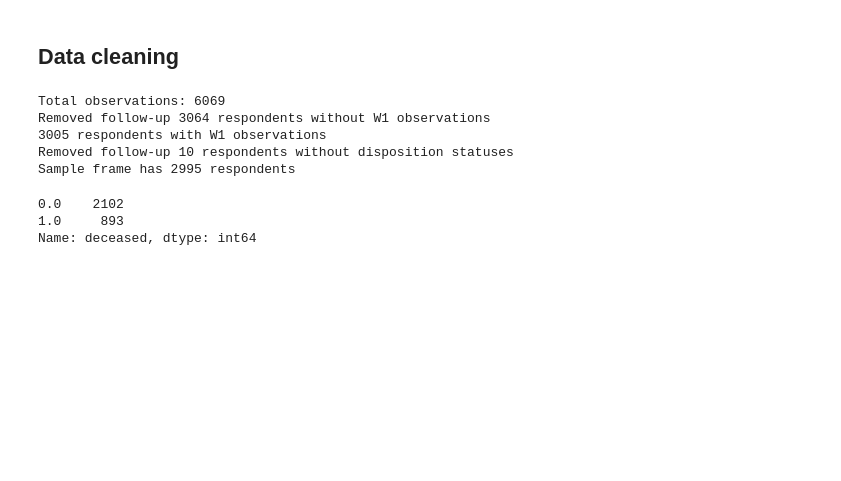
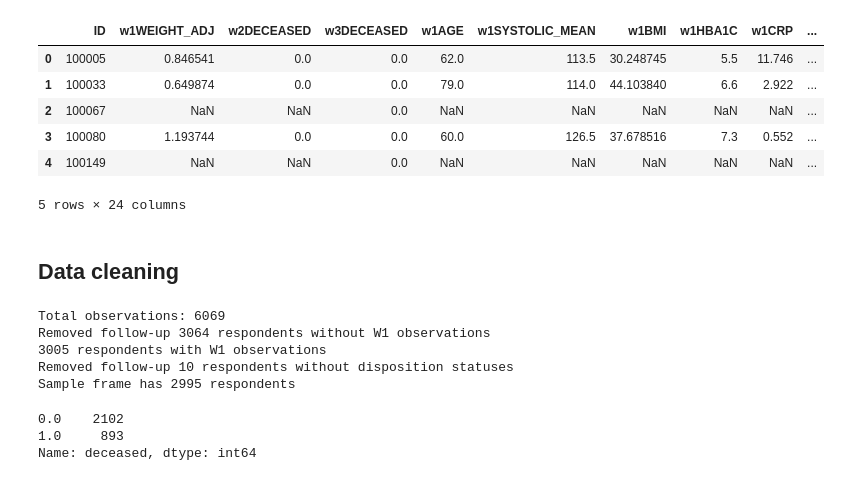
Before and after one commit to yiang-li/Predicting-Mortality-Machine-Learning, a Jupyter notebook: code.ipynb, the cells around one changed output. Saved outputs shown, nothing was run; the diff lists cells and outputs as text; code cells hidden in the pictures; blank space fills up the shorter version.

```diff
--- a/code.ipynb
+++ b/code.ipynb
@@ -14,3 +11,22 @@ data_raw = pd.read_csv('nshap_w1_w2_w3_core_disposition.csv',
+# %%
+data_raw_full = pd.read_csv('nshap_w1_w2_w3_core_disposition.csv',
+                       low_memory=False)
+data_raw = data_raw_full[['ID','w1WEIGHT_ADJ', 'w2DECEASED', 'w3DECEASED',
+                          'w1AGE', 'w1SYSTOLIC_MEAN',
+                          'w1BMI', 'w1HBA1C', 'w1CRP', 'w1DHEA_1', 'w1DHEA_2',
+                          'w1SMOKECIG', 'w1ALCOHOL', 'w1PHYSACT', 'w1HRSSLEEP',
+                          'w1EDUC', 'w1HSASSETS_RECODE', 'w1MARITLST', 'w1ETHGRP',
+                          'w1GENDER',
+                          'w1PHYSHLTH', 'w1MNTLHLTH', 'w1CONDITNS_3', 'w1WALKBLK']]
+data_raw.head(n=5)
+# %% [output]
+|  | ID | w1WEIGHT_ADJ | w2DECEASED | w3DECEASED | w1AGE | w1SYSTOLIC_MEAN | w1BMI | w1HBA1C | w1CRP | ... |
+| 0 | 100005 | 0.846541 | 0.0 | 0.0 | 62.0 | 113.5 | 30.248745 | 5.5 | 11.746 | ... |
+| 1 | 100033 | 0.649874 | 0.0 | 0.0 | 79.0 | 114.0 | 44.103840 | 6.6 | 2.922 | ... |
+| 2 | 100067 | NaN | NaN | 0.0 | NaN | NaN | NaN | NaN | NaN | ... |
+| 3 | 100080 | 1.193744 | 0.0 | 0.0 | 60.0 | 126.5 | 37.678516 | 7.3 | 0.552 | ... |
+| 4 | 100149 | NaN | NaN | 0.0 | NaN | NaN | NaN | NaN | NaN | ... |
+5 rows × 24 columns
 # %% [markdown]
 ## Data cleaning
 # %%
```
Also changed, not shown: parts of 3 cells of this notebook.
